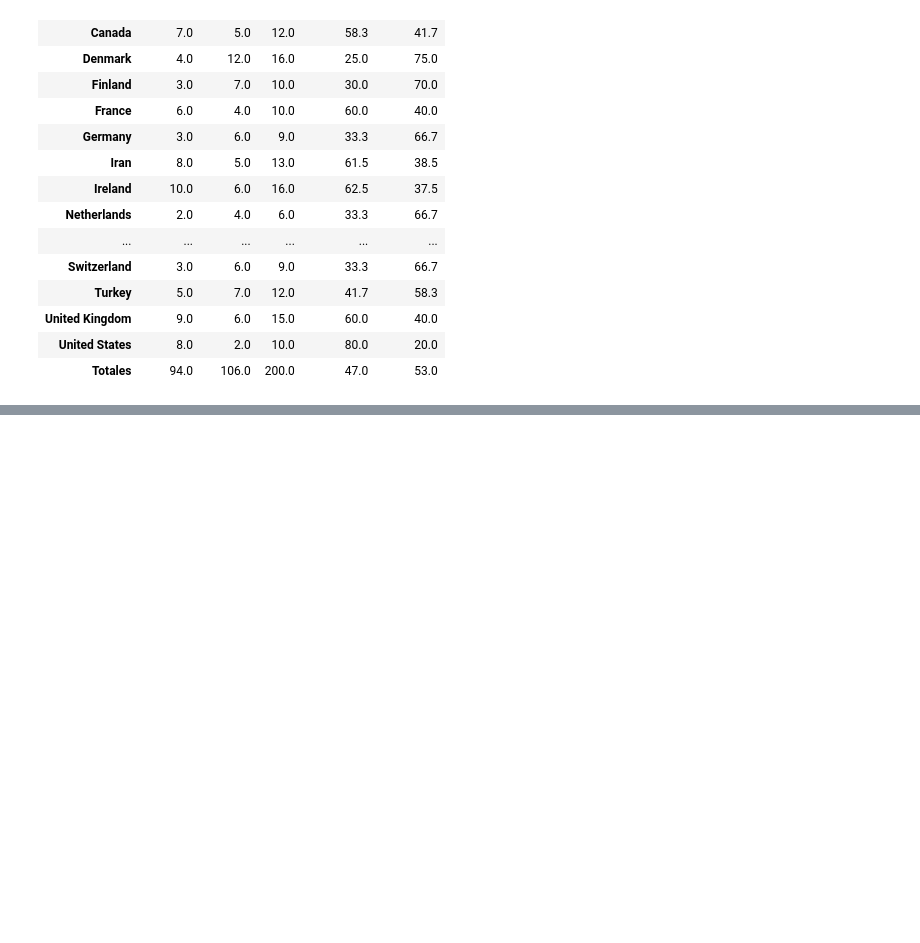
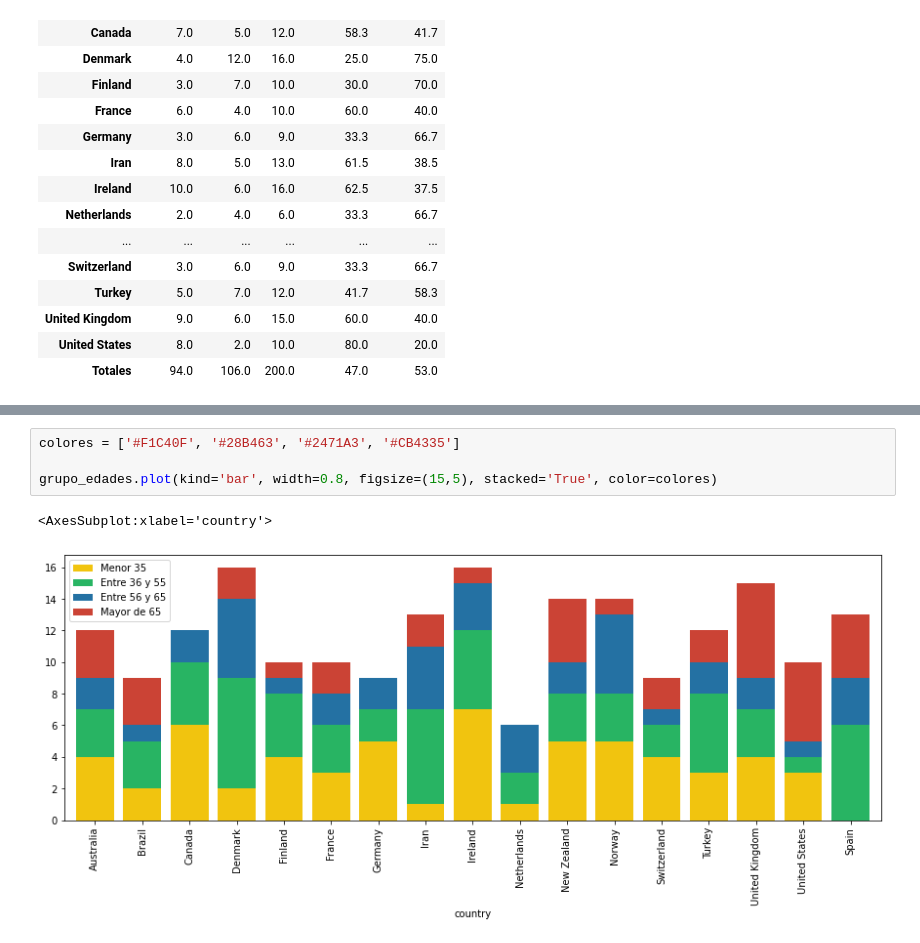
Before and after one commit to dchaconoca/bc-data-science, a Jupyter notebook: Numpy y Pandas/Ejercicios_numpy_pandas.ipynb, the cells around one changed output, grey strips where cells are left out. Saved outputs shown, nothing was run; the diff lists cells and outputs as text; blank space fills up the shorter version.

```diff
--- a/Numpy y Pandas/Ejercicios_numpy_pandas.ipynb
+++ b/Numpy y Pandas/Ejercicios_numpy_pandas.ipynb
@@ -303,0 +311,7 @@ grupo_edades
+# %%
+colores = ['#F1C40F', '#28B463', '#2471A3', '#CB4335']
+
+grupo_edades.plot(kind='bar', width=0.8, figsize=(15,5), stacked='True', color=colores)
+# %% [output]
+<AxesSubplot:xlabel='country'>
+[figure, added]
```
Also changed, not shown: parts of 3 cells of this notebook.
